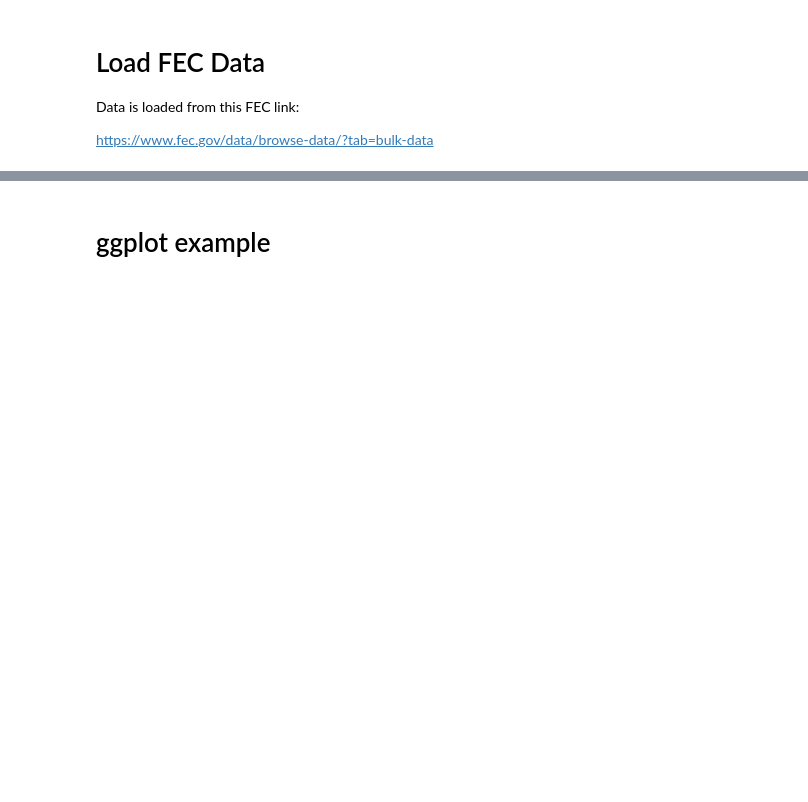
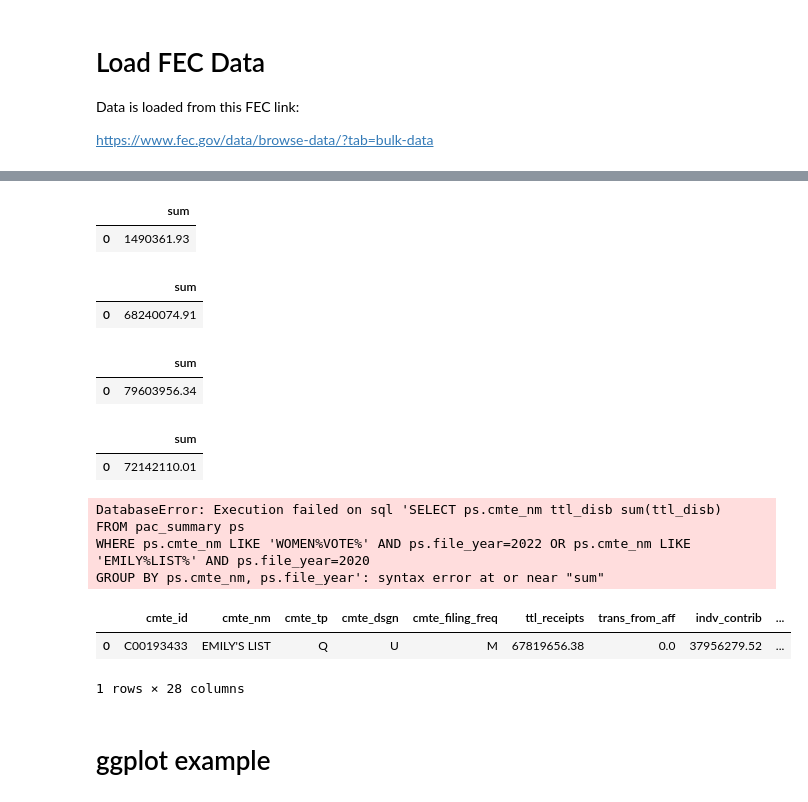
Before and after one commit to laurabejder/fec-exploratory, a Jupyter notebook: database.ipynb, the cells around one changed output, grey strips where cells are left out. Saved outputs shown, nothing was run; the diff lists cells and outputs as text; code cells hidden in the pictures; blank space fills up the shorter version.

```diff
--- a/database.ipynb
+++ b/database.ipynb
@@ -80,0 +119,64 @@ house_senate_current_campaigns
+# %%
+# Query the database
+sql = '''SELECT sum(ttl_disb)
+FROM pac_summary ps
+WHERE ps.cmte_nm LIKE '%NARAL%' AND ps.file_year=2022'''
+naral_pro_choice_pac_summary = pd.read_sql(sql, con=conn)
+naral_pro_choice_pac_summary.head(50)
+# %% [output]
+|  | sum |
+| 0 | 1490361.93 |
+# %%
+# Query the database
+sql = '''SELECT sum(ttl_disb)
+FROM pac_summary ps
+WHERE ps.cmte_nm LIKE 'EMILY%LIST%' AND ps.file_year=2022'''
+emilys_choice_pac_summary = pd.read_sql(sql, con=conn)
+emilys_choice_pac_summary.head(50)
+# %% [output]
+|  | sum |
+| 0 | 68240074.91 |
+# %%
+# Query the database
+sql = '''SELECT sum(ttl_disb)
+FROM pac_summary ps
+WHERE ps.cmte_nm LIKE 'EMILY%LIST%' AND ps.file_year=2020'''
+emilys_choice_pac_summary = pd.read_sql(sql, con=conn)
+emilys_choice_pac_summary.head(50)
+# %% [output]
+|  | sum |
+| 0 | 79603956.34 |
+# %%
+# Query the database
+sql = '''SELECT sum(ttl_disb)
+FROM pac_summary ps
+WHERE ps.cmte_nm LIKE 'EMILY%LIST%' AND ps.file_year=2018'''
+emilys_choice_pac_summary = pd.read_sql(sql, con=conn)
+emilys_choice_pac_summary.head(50)
+# %% [output]
+|  | sum |
+| 0 | 72142110.01 |
+# %%
+# Query the database
+sql = '''SELECT ps.cmte_nm ttl_disb sum(ttl_disb)
+FROM pac_summary ps
+WHERE ps.cmte_nm LIKE 'WOMEN%VOTE%' AND ps.file_year=2022 OR ps.cmte_nm LIKE 'EMILY%LIST%' AND ps.file_year=2020
+GROUP BY ps.cmte_nm, ps.file_year'''
+emilys_choice_pac_summary = pd.read_sql(sql, con=conn)
+emilys_choice_pac_summary.head(50)
+# %% [output]
+DatabaseError: Execution failed on sql 'SELECT ps.cmte_nm ttl_disb sum(ttl_disb)
+FROM pac_summary ps
+WHERE ps.cmte_nm LIKE 'WOMEN%VOTE%' AND ps.file_year=2022 OR ps.cmte_nm LIKE 'EMILY%LIST%' AND ps.file_year=2020
+GROUP BY ps.cmte_nm, ps.file_year': syntax error at or near "sum"
+# %%
+# Query the database
+sql = '''SELECT *
+FROM pac_summary ps
+WHERE ps.cmte_nm LIKE 'EMILY%S%LIST%' AND ps.file_year=2022'''
+emilys_list_pac_summary = pd.read_sql(sql, con=conn)
+emilys_list_pac_summary.head(50)
+# %% [output]
+|  | cmte_id | cmte_nm | cmte_tp | cmte_dsgn | cmte_filing_freq | ttl_receipts | trans_from_aff | indv_contrib | ... |
+| 0 | C00193433 | EMILY'S LIST | Q | U | M | 67819656.38 | 0.0 | 37956279.52 | ... |
+1 rows × 28 columns
```
Also changed, not shown: parts of 18 cells of this notebook, 10 other files.
